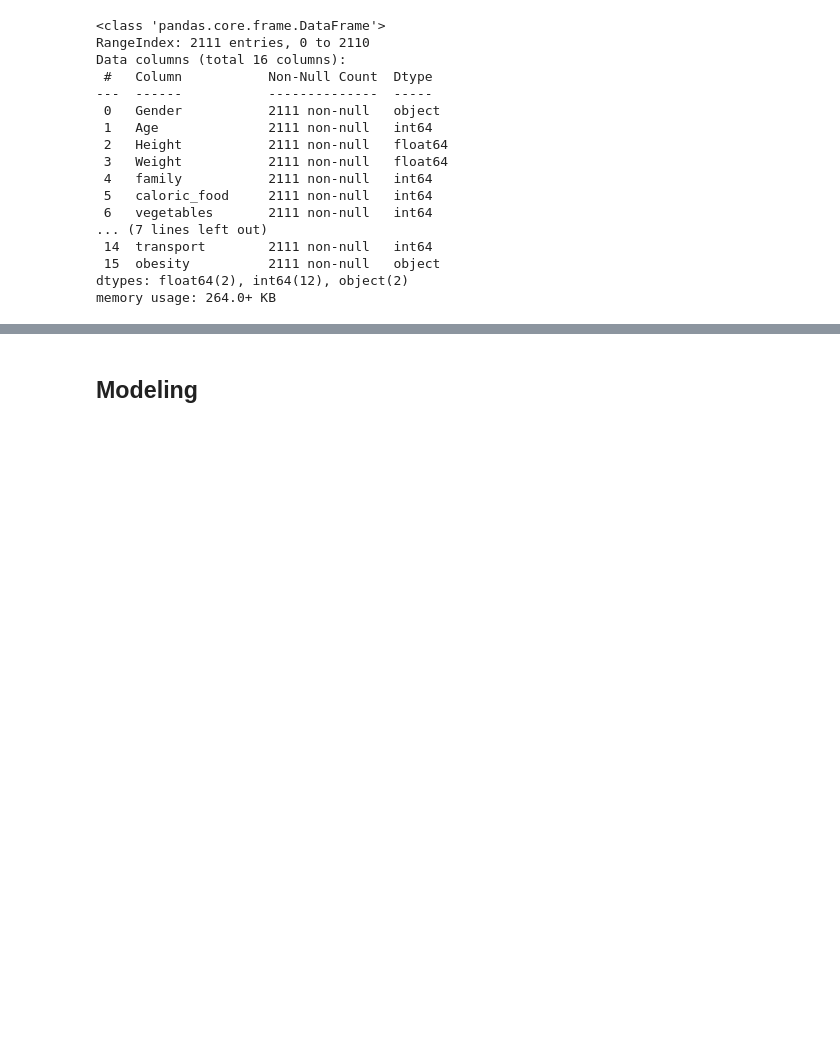
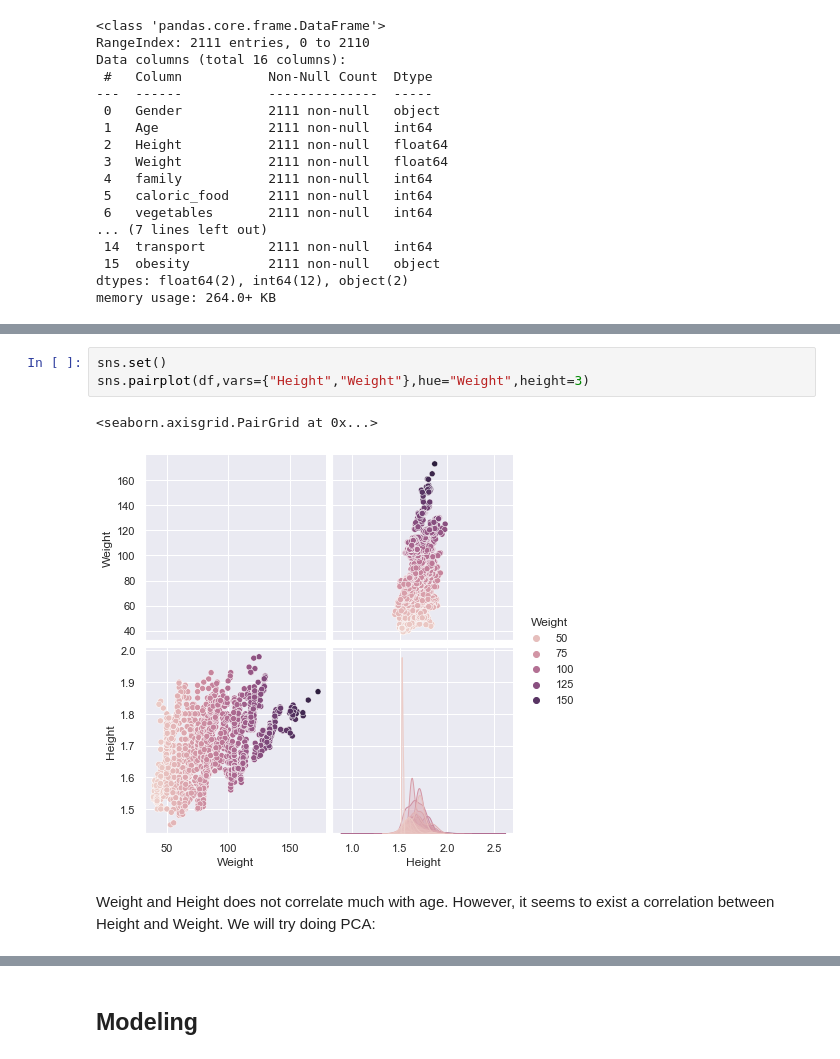
Before and after one commit to bmpeluzo/lab3, a Jupyter notebook: lab3/lab3.ipynb, the cells around one changed output, grey strips where cells are left out. Drawn from its saved outputs; the diff is of its cells as text; blank space fills up the shorter version.

```diff
--- a/lab3/lab3.ipynb
+++ b/lab3/lab3.ipynb
@@ -130,0 +173,8 @@ memory usage: 264.0+ KB
+# %%
+sns.set()
+sns.pairplot(df,vars={"Height","Weight"},hue="Weight",height=3)
+# %% [output]
+<seaborn.axisgrid.PairGrid at 0x...>
+[figure, added]
+# %% [markdown]
+Weight and Height does not correlate much with age. However, it seems to exist a correlation between Height and Weight. We will try doing PCA:
```
Also changed, not shown: parts of 9 cells of this notebook.
